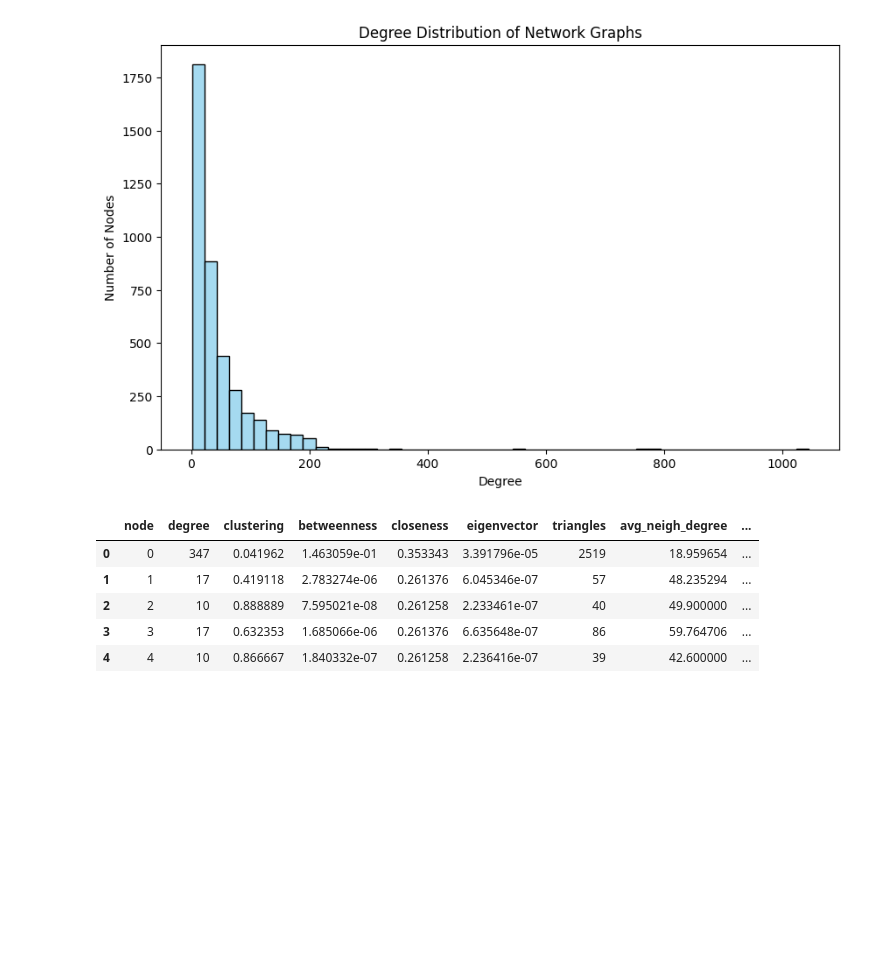
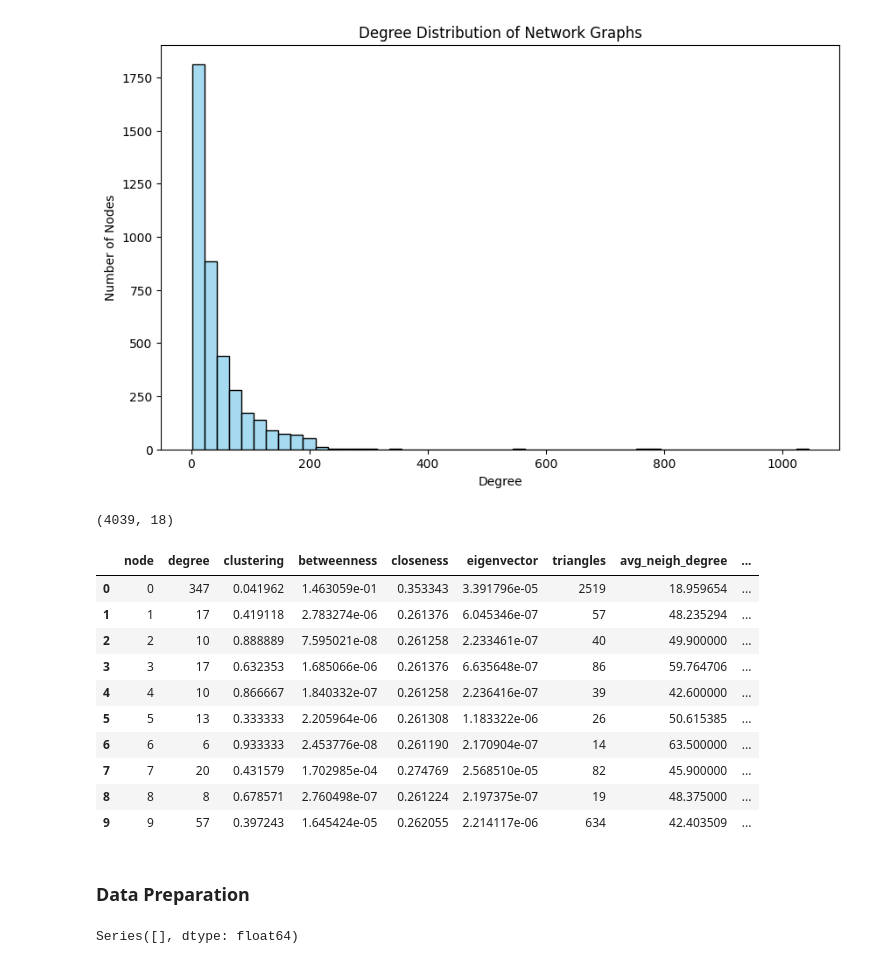
Before and after one commit to PSswathi/aai-510-group2-final-project, a Jupyter notebook: aai-510-group2-final-project-carlos.ipynb, the cells around one changed output. Saved outputs shown, nothing was run; the diff lists cells and outputs as text; code cells hidden in the pictures; blank space fills up the shorter version.

```diff
--- a/aai-510-group2-final-project-carlos.ipynb
+++ b/aai-510-group2-final-project-carlos.ipynb
@@ -156,6 +179,6 @@ plt.show()
 # %%
+#Network Analysis General Features
 features = pd.DataFrame(index=G.nodes())
-#could be changed...
 features = features.reset_index().rename(columns={'index': 'node'})
 features['degree'] = pd.Series(dict(G.degree()))
 features['clustering'] = pd.Series(nx.clustering(G))
@@ -166,12 +189,43 @@ features['triangles'] = pd.Series(nx.triangles(G))
 features['avg_neigh_degree'] = pd.Series(nx.average_neighbor_degree(G))
 features['page_rank'] = pd.Series(nx.pagerank(G))
 features['k_core_number'] = pd.Series(nx.core_number(G))
+
+#Centrality Variation features
+features['katz_c'] = pd.Series(nx.katz_centrality_numpy(G))
+features['harmonic_c'] = pd.Series(nx.harmonic_centrality(G))
+features['load_c'] = pd.Series(nx.load_centrality(G))
+
+#2-Hop and Local Neighborhood Features
+features['avg_neighbor_clustering'] = features['node'].apply(
+    lambda x: np.mean([nx.clustering(G, n) for n in G.neighbors(x)]) if len(list(G.neighbors(x))) > 0 else 0
+)
+
+features['egonet_edge_count'] = features['node'].apply(
+    lambda x: nx.ego_graph(G, x).number_of_edges()
+)
+
+features['two_hop_neighbors'] = features['node'].apply(lambda x: two_hop_neighbors(G, x))
+
+#Community/Misc
+features['constraint'] = pd.Series(nx.constraint(G))
+
+partition = community_louvain.best_partition(G)
+features['participation_coeff'] = features['node'].apply(lambda x: participation_coefficient(G, partition, x))
+# %%
+features.shape
+# %% [output]
+(4039, 18)
 # %%
-features.head()
+features.head(10)
 # %% [output]
 |  | node | degree | clustering | betweenness | closeness | eigenvector | triangles | avg_neigh_degree | ... |
 | 0 | 0 | 347 | 0.041962 | 1.463059e-01 | 0.353343 | 3.391796e-05 | 2519 | 18.959654 | ... |
 | 1 | 1 | 17 | 0.419118 | 2.783274e-06 | 0.261376 | 6.045346e-07 | 57 | 48.235294 | ... |
 | 2 | 2 | 10 | 0.888889 | 7.595021e-08 | 0.261258 | 2.233461e-07 | 40 | 49.900000 | ... |
 | 3 | 3 | 17 | 0.632353 | 1.685066e-06 | 0.261376 | 6.635648e-07 | 86 | 59.764706 | ... |
 | 4 | 4 | 10 | 0.866667 | 1.840332e-07 | 0.261258 | 2.236416e-07 | 39 | 42.600000 | ... |
+| 5 | 5 | 13 | 0.333333 | 2.205964e-06 | 0.261308 | 1.183322e-06 | 26 | 50.615385 | ... |
+| 6 | 6 | 6 | 0.933333 | 2.453776e-08 | 0.261190 | 2.170904e-07 | 14 | 63.500000 | ... |
+| 7 | 7 | 20 | 0.431579 | 1.702985e-04 | 0.274769 | 2.568510e-05 | 82 | 45.900000 | ... |
+| 8 | 8 | 8 | 0.678571 | 2.760498e-07 | 0.261224 | 2.197375e-07 | 19 | 48.375000 | ... |
+| 9 | 9 | 57 | 0.397243 | 1.645424e-05 | 0.262055 | 2.214117e-06 | 634 | 42.403509 | ... |
@@ -183,0 +232,9 @@ features.head()
+# %% [markdown]
+### Data Preparation
+# %%
+#Missing values
+missing_counts = features.isnull().sum()
+missing_ratio = missing_counts / len(features)
+print(missing_ratio[missing_ratio > 0])
+# %% [output]
+Series([], dtype: float64)
```
Also changed, not shown: parts of 18 cells of this notebook.
